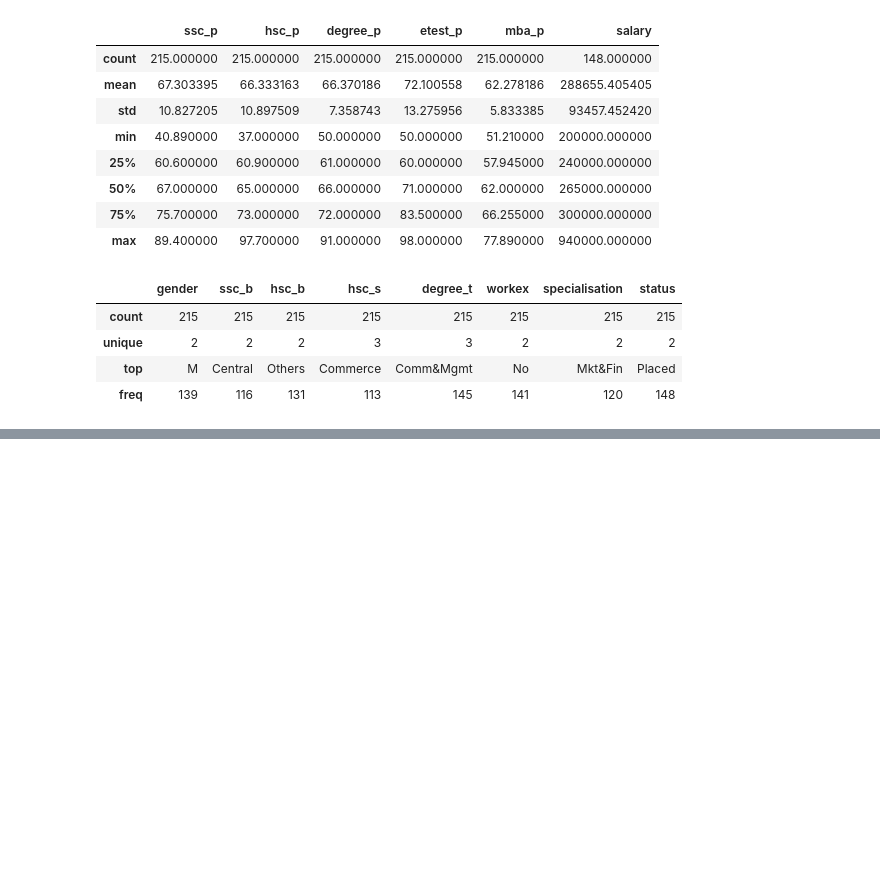
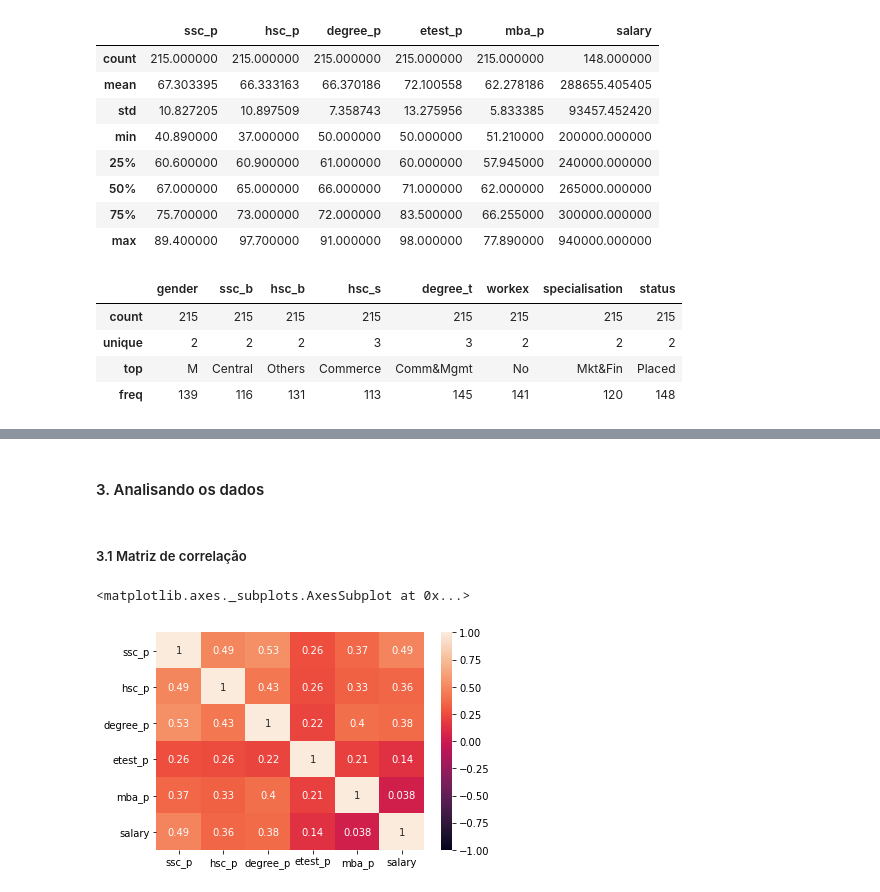
Before and after one commit to fernandovieira1/PracticalMachineLearningWithRandPython, a Jupyter notebook: Chapter4-RegressionofAContinuousVariable/knn_porFora.ipynb, the cells around one changed output, grey strips where cells are left out. Cells and saved outputs as stored; diff of their text form; code cells hidden in the pictures; blank space fills up the shorter version.

```diff
--- a/Chapter4-RegressionofAContinuousVariable/knn_porFora.ipynb
+++ b/Chapter4-RegressionofAContinuousVariable/knn_porFora.ipynb
@@ -107,0 +114,6 @@ df.describe(include=["object"])
+# %%
+# Removendo linhas que possuem "Others" na coluna "degree_t", pois correspondem a uma parcela muito pequena, tendendo a ser muito mais uma "sujeira" nos dados
+df = df[df["degree_t"] != "Others"]
+# %%
+# Inserindo o 0 p/ salários faltantes
+df["salary"].fillna(0, inplace=True)
@@ -107,0 +134,3 @@ df.describe(include=["object"])
+# %%
+df.loc[df["salary"] < 240000, "salary"] = 0
+df.loc[df["salary"] >= 240000, "salary"] = 1
@@ -107,0 +152,9 @@ df.describe(include=["object"])
+# %% [markdown]
+#### 3. Analisando os dados
+# %% [markdown]
+##### 3.1 Matriz de correlação
+# %%
+sns.heatmap(df.corr(), annot=True, vmin=-1, vmax=1)
+# %% [output]
+<matplotlib.axes._subplots.AxesSubplot at 0x...>
+[figure, added]
```
Also changed, not shown: parts of 10 cells of this notebook.
